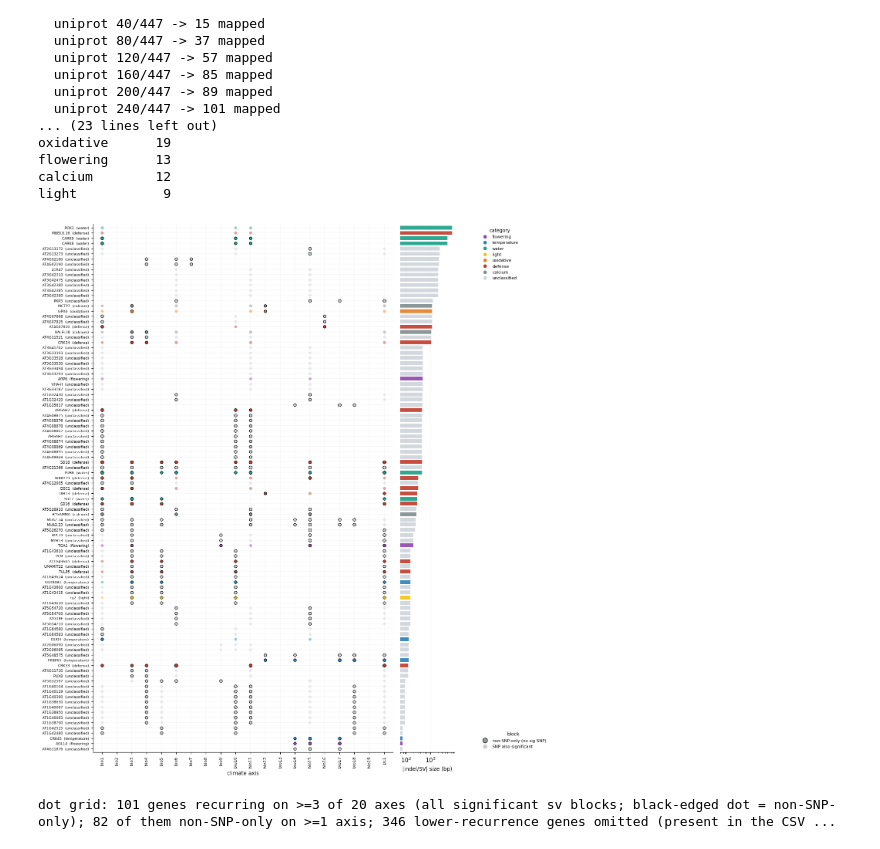
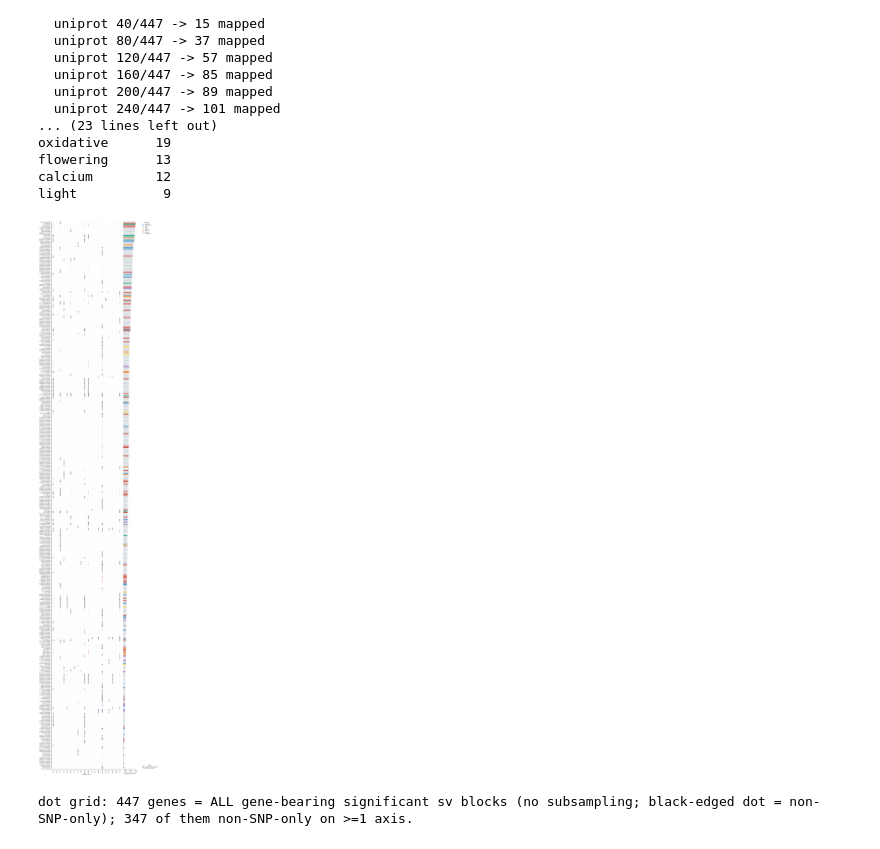
Before and after one commit to Tatianabellagio/kMate, a Jupyter notebook: analysis/grenenet_gea/phase1_replication/multiaxis/newpeak_dotgrid_lfmm_sv.ipynb, the cells around one changed output. Cells and saved outputs as stored; diff of their text form; code cells hidden in the pictures.

```diff
--- a/analysis/grenenet_gea/phase1_replication/multiaxis/newpeak_dotgrid_lfmm_sv.ipynb
+++ b/analysis/grenenet_gea/phase1_replication/multiaxis/newpeak_dotgrid_lfmm_sv.ipynb
@@ -165,19 +165,18 @@ def pcat(g):
     c = [x for x in (rep.loc[g, "categories"] or "").split(",") if x]
     return c[0] if c else "unclassified"
 
-# legibility: keep genes recurring on >= thr axes (denser rows let us show more than the
-# original <=70; target <=110). Ordered by size, NOT genomically.
-thr = 2
-while int((rep["n_axes"] >= thr).sum()) > 110 and thr < 12:
-    thr += 1
-keep = rep.index[rep["n_axes"] >= thr]
+# show ALL gene-bearing significant genes (no recurrence subsampling). The figure is
+# very tall for nonsnp/smallindel (~1,880 rows); ordered by size, NOT genomically.
+keep = rep.index
 gord = rep.loc[keep].sort_values(["size", "n_axes"]).index.tolist()          # small at bottom
+thr = 1
 yidx = {g: i for i, g in enumerate(gord)}
 xidx = {a: i for i, a in enumerate(AXES_ORD)}
 D = GA[GA["gene"].isin(keep)].drop_duplicates(["gene", "axis"])
 
 H = max(4.0, 0.16 * len(gord))                                                # denser: 0.16 in/row
-fig = plt.figure(figsize=(11, H))
+_dpi = min(110, int(62000 / H)) if H > 0 else 110                            # stay under Agg 65536px cap
+fig = plt.figure(figsize=(11, H), dpi=_dpi)
 gs = fig.add_gridspec(1, 2, width_ratios=[5.5, 1.0], wspace=0.04)
 ax = fig.add_subplot(gs[0]); axr = fig.add_subplot(gs[1], sharey=ax)
 
@@ -197,35 +196,34 @@ ax.set_xlabel("climate axis", fontsize=9)
 for sp in ["top", "right"]:
     ax.spines[sp].set_visible(False)
 
 # right panel: indel/SV size (bp) per gene, log x
 sizes = [max(int(rep.loc[g, "size"]), 1) for g in gord]                       # floor 1 for log
 axr.barh(range(len(gord)), sizes, height=0.72,
          color=[CATCOL.get(pcat(g), "#CED4DA") for g in gord], alpha=0.9, zorder=3)
 axr.set_xscale("log")
 axr.set_xlabel("|indel/SV| size (bp)", fontsize=9)
 axr.grid(True, axis="x", lw=0.3, c="0.9", zorder=0); axr.set_axisbelow(True)
 plt.setp(axr.get_yticklabels(), visible=False)
 for sp in ["top", "right", "left"]:
     axr.spines[sp].set_visible(False)
 axr.tick_params(axis="y", length=0)
 
 _present = [c for c in CATCOL if c in {pcat(g) for g in gord}]
 _h = [mlines.Line2D([], [], marker="o", ls="", ms=7, mfc=CATCOL[c], mec="white", label=c)
       for c in _present]
 leg1 = ax.legend(handles=_h, title="category", loc="upper left", bbox_to_anchor=(1.28, 1.0),
                  frameon=False, fontsize=7, title_fontsize=8)
 ax.add_artist(leg1)
 _hm = [mlines.Line2D([], [], marker="o", ls="", ms=8, mfc="#9AA0A6", mec="black", mew=0.9,
                      label="non-SNP-only (no sig SNP)"),
        mlines.Line2D([], [], marker="o", ls="", ms=8, mfc="#9AA0A6", mec="white", mew=0.9,
                      alpha=0.5, label="SNP also significant")]
 ax.legend(handles=_hm, title="block", loc="lower left", bbox_to_anchor=(1.28, 0.0),
           frameon=False, fontsize=7, title_fontsize=8)
 fig.tight_layout(); plt.show()
 _nonly = int((rep["n_axes_nonsnp_only"] > 0).reindex(gord).sum())
-print(f"dot grid: {len(gord)} genes recurring on >={thr} of 20 axes (all significant {CLS} blocks; "
-      f"black-edged dot = non-SNP-only); {_nonly} of them non-SNP-only on >=1 axis; "
-      f"{rep.shape[0]-len(gord)} lower-recurrence genes omitted (present in the CSV).")
+print(f"dot grid: {len(gord)} genes = ALL gene-bearing significant {CLS} blocks (no subsampling; "
+      f"black-edged dot = non-SNP-only); {_nonly} of them non-SNP-only on >=1 axis.")
 # %% [output]
-[figure, old version]
+[figure, new version]
-dot grid: 101 genes recurring on >=3 of 20 axes (all significant sv blocks; black-edged dot = non-SNP-only); 82 of them non-SNP-only on >=1 axis; 346 lower-recurrence genes omitted (present in the CSV ...
+dot grid: 447 genes = ALL gene-bearing significant sv blocks (no subsampling; black-edged dot = non-SNP-only); 347 of them non-SNP-only on >=1 axis.
```
Also changed, not shown: 3 other files.
